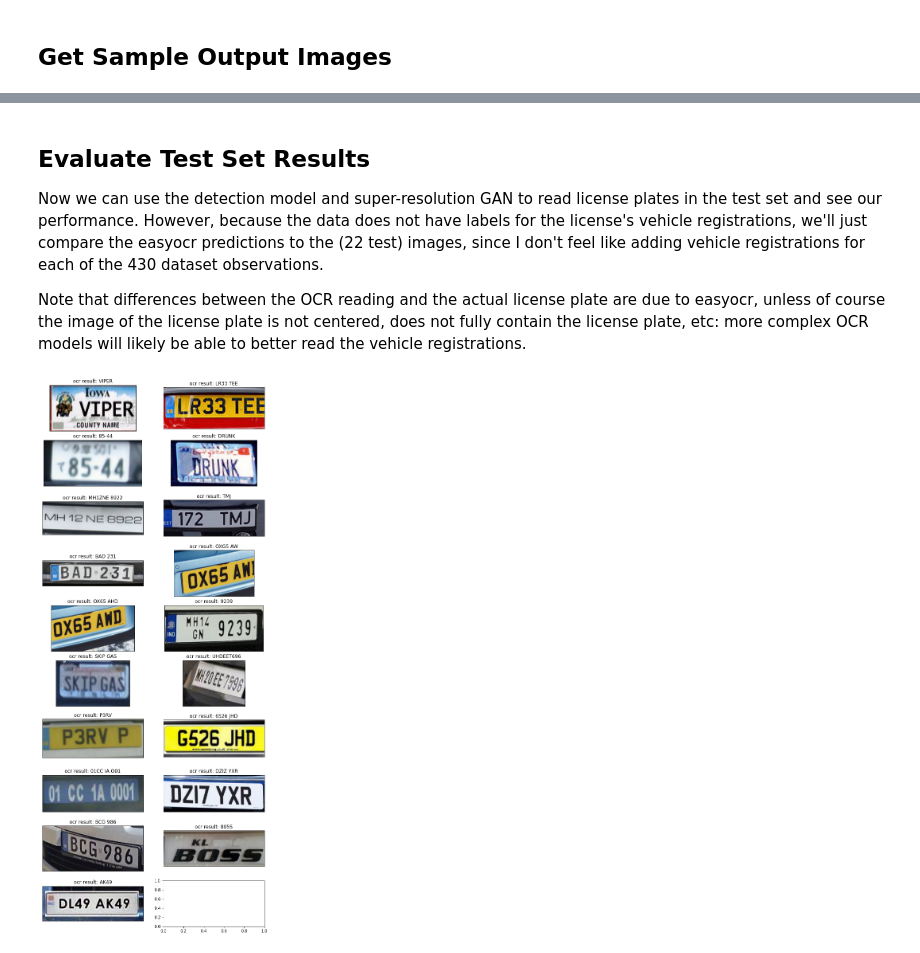
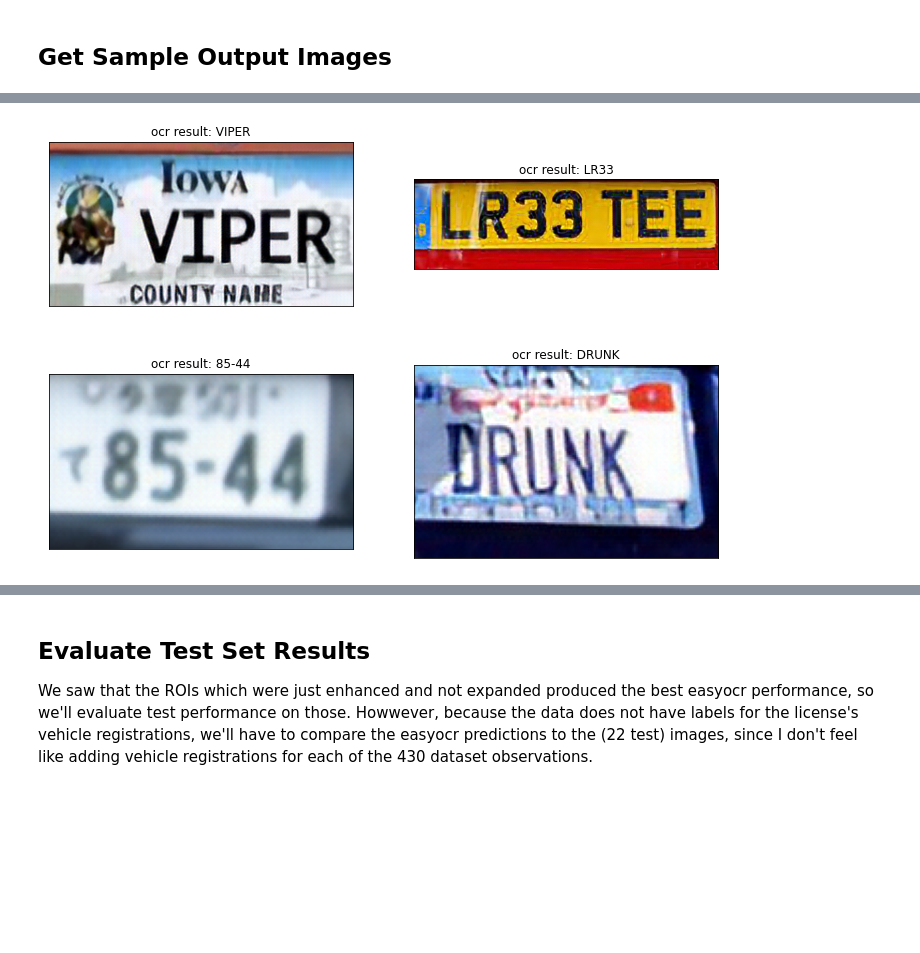
Before and after one commit to lVicholas/LicensePlateDetectionOCR, a Jupyter notebook: car_plate_ocr.ipynb, the cells around one changed output, grey strips where cells are left out. Saved outputs shown, nothing was run; the diff lists cells and outputs as text; code cells hidden in the pictures; blank space fills up the shorter version.

```diff
--- a/car_plate_ocr.ipynb
+++ b/car_plate_ocr.ipynb
@@ -354,4 +384,16 @@ Additionally, we want to only get the vehicle registration from the license plat
 # %%
-# We can load the model directly from TF_Hub
+# We can load the ESRGAN directly from TF_Hub
 # No configuration is necessary since we do not need to train it
 super_resolution_gan = hub.load("https://tfhub.dev/captain-pool/esrgan-tf2/1")
+
+# Use super-resolution GAN to enhance image
+def enhance_image(img):
+
+    processed_img = img.copy().astype('float32')
+
+    if len(img.shape) == 3:
+        processed_img = np.expand_dims(processed_img, 0)
+
+    enhanced_img = super_resolution_gan(processed_img).numpy().squeeze()
+    enhanced_img = np.clip(enhanced_img, 0, 255).astype('uint8')
+    return enhanced_img
@@ -397,0 +400,14 @@ plt.show()
+# %%
+%%time
+# Sample data performance on enhanced images
+
+sample_license_detection_boxes_imgs_enhanced = [
+    (enhance_image(img), detection_dict) for img, detection_dict in sample_license_detection_boxes
+]
+
+sample_data_enhanced_easyocrs = [easyocr_read_image(*box) for box in sample_license_detection_boxes_imgs_enhanced]
+sample_data_enhanced_easyocrs = np.concatenate([ocr for ocr in sample_data_enhanced_easyocrs if len(ocr) != 0])
+
+plot_ocr_results(sample_data_enhanced_easyocrs, (12, 8))
+# %% [output]
+[figure, added]
@@ -398,41 +416,4 @@ plt.show()
 # %% [markdown]
 ## Evaluate Test Set Results
 
-Now we can use the detection model and super-resolution GAN to read license plates in the test set and see our performance. However, because the data does not have labels for the license's vehicle registrations, we'll just compare the easyocr predictions to the (22 test) images, since I don't feel like adding vehicle registrations for each of the 430 dataset observations.
-
-Note that differences between the OCR reading and the actual license plate are due to easyocr, unless of course the image of the license plate is not centered, does not fully contain the license plate, etc: more complex OCR models will likely be able to better read the vehicle registrations.
+We saw that the ROIs which were just enhanced and not expanded produced the best easyocr performance, so we'll evaluate test performance on those. Howwever, because the data does not have labels for the license's vehicle registrations, we'll have to compare the easyocr predictions to the (22 test) images, since I don't feel like adding vehicle registrations for each of the 430 dataset observations.
-# %%
-tf.compat.v1.logging.set_verbosity(tf.compat.v1.logging.ERROR)
-
-TEST_IMAGE_PATHS = [os.path.join(TEST_DIR, f) for f in os.listdir(TEST_DIR) if f.split('.')[-1] == 'png']
-
-# Get enhanced images and easyocr predictions from each test_image_path
-def img_paths_to_enhanced_images_and_registrations(img_paths, detection_threshold=DETECTION_THRESHOLD):
-
-    test_license_detection_boxes = [get_license_detection_boxes(img_path) for img_path in img_paths]
-
-    plate_images_and_ocr_labels = [get_detection_image_with_ocr_label(detection_img, detection_dict)
-                                   for detection_img, detection_dict in test_license_detection_boxes
-                                  ]
-    plate_images_and_ocr_labels = [img_list for img_list in plate_images_and_ocr_labels if img_list is not None]
-    plate_images_and_ocr_labels = np.concatenate(plate_images_and_ocr_labels)
-
-    return [get_enhanced_image_with_registration_ocr(img) for img, _ in plate_images_and_ocr_labels]
-
-test_enhanced_images_and_registrations = img_paths_to_enhanced_images_and_registrations(TEST_IMAGE_PATHS)
-num_rows_to_plot = math.ceil( len(test_enhanced_images_and_registrations) / 2 )
-
-fig, axs = plt.subplots(num_rows_to_plot, 2, figsize=(10, 25))
-
-for (enhanced_img, registration), ax in zip(test_enhanced_images_and_registrations, axs.reshape(-1)):
-
-    img = cv2.cvtColor(enhanced_img, cv2.COLOR_BGR2RGB)
-
-    ax.imshow(img)
-    ax.set_title(f'ocr result: {registration}')
-    ax.set_xticks([])
-    ax.set_yticks([])
-
-plt.show()
-# %% [output]
-[figure, removed]
```
Also changed, not shown: parts of 17 cells of this notebook.
